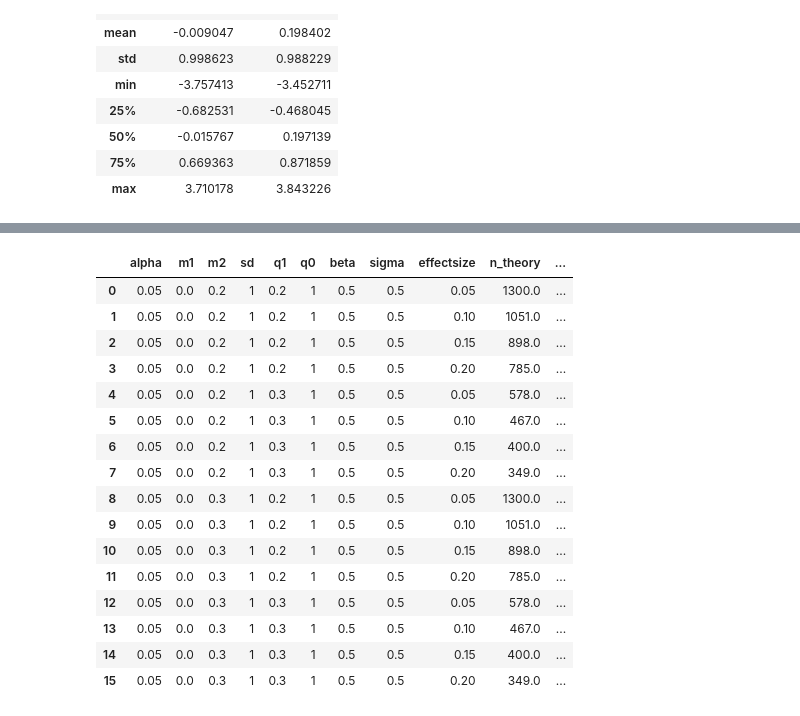
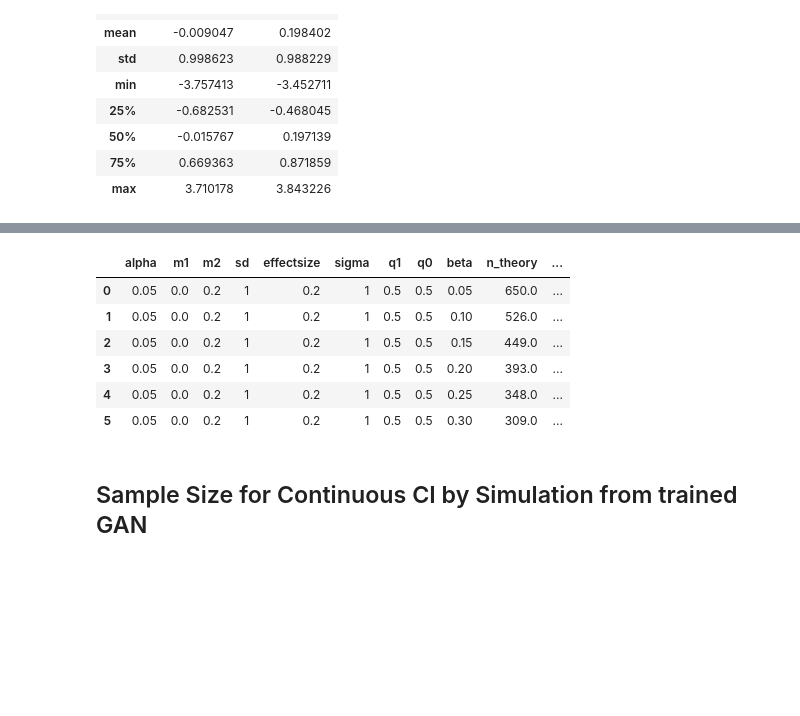
Before and after one commit to bettytan123/Sample-Size-Calculation, a Jupyter notebook: Two_Continuous_Mean.ipynb, the cells around one changed output, grey strips where cells are left out. Drawn from its saved outputs; the diff is of its cells as text; code cells hidden in the pictures; blank space fills up the shorter version.

Commit message:
add the plots and calculate the power sim and gan with different beta but same mu

```diff
--- a/Two_Continuous_Mean.ipynb
+++ b/Two_Continuous_Mean.ipynb
@@ -216,7 +229,7 @@ def train_gan_model_normal(pop_mu1, pop_mu2, pop_sd, pop_n):
 
     ## Feed the simulated data into SDV and sample synthetic data from the fitted GAN
     # CTGAN doesnt need to be seeded
-    model = CTGAN(verbose=True, epochs=2000)
+    model = CTGAN(verbose=True, epochs=4000, generator_lr=0.0005, generator_decay=0.0)
 
     ## Fit a GAN to the simulated data from above
     model.fit(x_pd)
@@ -394,7 +407,7 @@ def twonorm_power_samp_size_gan(m, sim_n):
 ## Replicate above function number of simulation replicate times
 
 ## Number simulation replicates
-n_rep = 1000
+n_rep = 10000
 
 ## Simulate n_rep copies of sample size trials
 gan_out = []
@@ -483,0 +488,23 @@ param_df
+# %%
+#################
+## 1) Sample Size for Continuous CI by Theory or Analytic Formula
+#################
+samp_size_theory_list = []
+
+for i in np.arange(param_df.shape[0]):
+    ## Compute sample size at particular parameter condiguration
+    n = samp_size_2mean(alpha=param_df.loc[i, 'alpha'],
+                        effectsize=param_df.loc[i, 'effectsize'],
+                        sigma=param_df.loc[i, 'sigma'],
+                        q1=param_df.loc[i, 'q1'],
+                        q0=param_df.loc[i, 'q0'],
+                        beta=param_df.loc[i, 'beta']
+                        )
+
+    ## Round to largest integer
+    n_ = str(np.round(np.ceil(n),0))
+    ## Append sample size to list
+    samp_size_theory_list.append(n_)
+
+param_df['n_theory'] = samp_size_theory_list
+param_df
@@ -589,46 +610,39 @@ power['power'].values[0]
 # %%
 ## Loop over theoretical table, to use simulation to understand relationship between (n, mu, std, n_rep) etc.
 samp_size_sim_list = []
 
 ## 1000 simulation replicates; reduces computational burden
 n_rep = 10000
 
 t0 = time()
 
-for i in np.arange(samp_size_theory_df.shape[0]):
+for i in np.arange(param_df.shape[0]):
     ## Compute sample size at particular parameter condiguration
-    power = twonorm_power_samp_size_sim(n=int(float(samp_size_theory_df.loc[i, 'n_theory'])),
-                          m1=samp_size_theory_df.loc[i, 'm1'],
-                          m2=samp_size_theory_df.loc[i, 'm2'],
-                          sd=samp_size_theory_df.loc[i, 'sd'],
+    power = twonorm_power_samp_size_sim(n=int(float(param_df.loc[i, 'n_theory'])),
+                          m1=param_df.loc[i, 'm1'],
+                          m2=param_df.loc[i, 'm2'],
+                          sd=param_df.loc[i, 'sd'],
                           n_rep=n_rep)
     ## Round to largest integer
     power_ = power['power'].values[0]
     ## Append sample size to list
     samp_size_sim_list.append(power_)
 
 t1 = time()
 sim_time = t1-t0
 
 ## Compile results into dataFrame
-samp_size_sim_df = pd.concat([samp_size_theory_df, pd.Series(samp_size_sim_list)], axis=1)
-samp_size_sim_df.columns = ['alpha','m1','m2','sd','q1','q0','beta','sigma','effectsize','n_theory','power_sim']
-samp_size_sim_df
+param_df['power_sim'] = samp_size_sim_list
+param_df
+# CHANGE THE BETA !!!!!!!!!!!!!
+# TEST THE ERROR RATE + EFFECTIVE OR NOT
 # %% [output]
-|  | alpha | m1 | m2 | sd | q1 | q0 | beta | sigma | effectsize | n_theory | ... |
-| 0 | 0.05 | 0.0 | 0.2 | 1 | 0.2 | 1 | 0.5 | 0.5 | 0.05 | 1300.0 | ... |
-| 1 | 0.05 | 0.0 | 0.2 | 1 | 0.2 | 1 | 0.5 | 0.5 | 0.10 | 1051.0 | ... |
-| 2 | 0.05 | 0.0 | 0.2 | 1 | 0.2 | 1 | 0.5 | 0.5 | 0.15 | 898.0 | ... |
-| 3 | 0.05 | 0.0 | 0.2 | 1 | 0.2 | 1 | 0.5 | 0.5 | 0.20 | 785.0 | ... |
-| 4 | 0.05 | 0.0 | 0.2 | 1 | 0.3 | 1 | 0.5 | 0.5 | 0.05 | 578.0 | ... |
-| 5 | 0.05 | 0.0 | 0.2 | 1 | 0.3 | 1 | 0.5 | 0.5 | 0.10 | 467.0 | ... |
-| 6 | 0.05 | 0.0 | 0.2 | 1 | 0.3 | 1 | 0.5 | 0.5 | 0.15 | 400.0 | ... |
-| 7 | 0.05 | 0.0 | 0.2 | 1 | 0.3 | 1 | 0.5 | 0.5 | 0.20 | 349.0 | ... |
-| 8 | 0.05 | 0.0 | 0.3 | 1 | 0.2 | 1 | 0.5 | 0.5 | 0.05 | 1300.0 | ... |
-| 9 | 0.05 | 0.0 | 0.3 | 1 | 0.2 | 1 | 0.5 | 0.5 | 0.10 | 1051.0 | ... |
-| 10 | 0.05 | 0.0 | 0.3 | 1 | 0.2 | 1 | 0.5 | 0.5 | 0.15 | 898.0 | ... |
-| 11 | 0.05 | 0.0 | 0.3 | 1 | 0.2 | 1 | 0.5 | 0.5 | 0.20 | 785.0 | ... |
-| 12 | 0.05 | 0.0 | 0.3 | 1 | 0.3 | 1 | 0.5 | 0.5 | 0.05 | 578.0 | ... |
-| 13 | 0.05 | 0.0 | 0.3 | 1 | 0.3 | 1 | 0.5 | 0.5 | 0.10 | 467.0 | ... |
-| 14 | 0.05 | 0.0 | 0.3 | 1 | 0.3 | 1 | 0.5 | 0.5 | 0.15 | 400.0 | ... |
-| 15 | 0.05 | 0.0 | 0.3 | 1 | 0.3 | 1 | 0.5 | 0.5 | 0.20 | 349.0 | ... |
+|  | alpha | m1 | m2 | sd | effectsize | sigma | q1 | q0 | beta | n_theory | ... |
+| 0 | 0.05 | 0.0 | 0.2 | 1 | 0.2 | 1 | 0.5 | 0.5 | 0.05 | 650.0 | ... |
+| 1 | 0.05 | 0.0 | 0.2 | 1 | 0.2 | 1 | 0.5 | 0.5 | 0.10 | 526.0 | ... |
+| 2 | 0.05 | 0.0 | 0.2 | 1 | 0.2 | 1 | 0.5 | 0.5 | 0.15 | 449.0 | ... |
+| 3 | 0.05 | 0.0 | 0.2 | 1 | 0.2 | 1 | 0.5 | 0.5 | 0.20 | 393.0 | ... |
+| 4 | 0.05 | 0.0 | 0.2 | 1 | 0.2 | 1 | 0.5 | 0.5 | 0.25 | 348.0 | ... |
+| 5 | 0.05 | 0.0 | 0.2 | 1 | 0.2 | 1 | 0.5 | 0.5 | 0.30 | 309.0 | ... |
+# %% [markdown]
+## Sample Size for Continuous CI by Simulation from trained GAN
```
Also changed, not shown: parts of 43 cells of this notebook.
